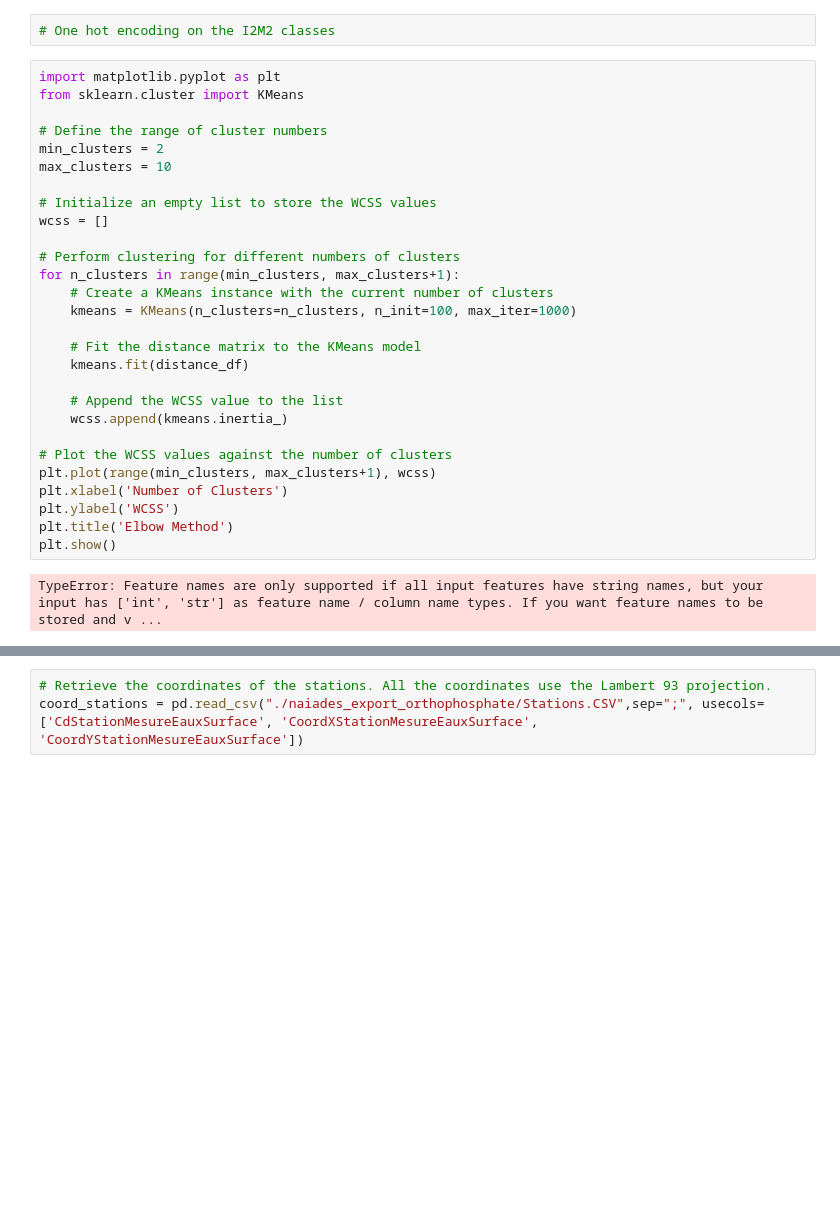
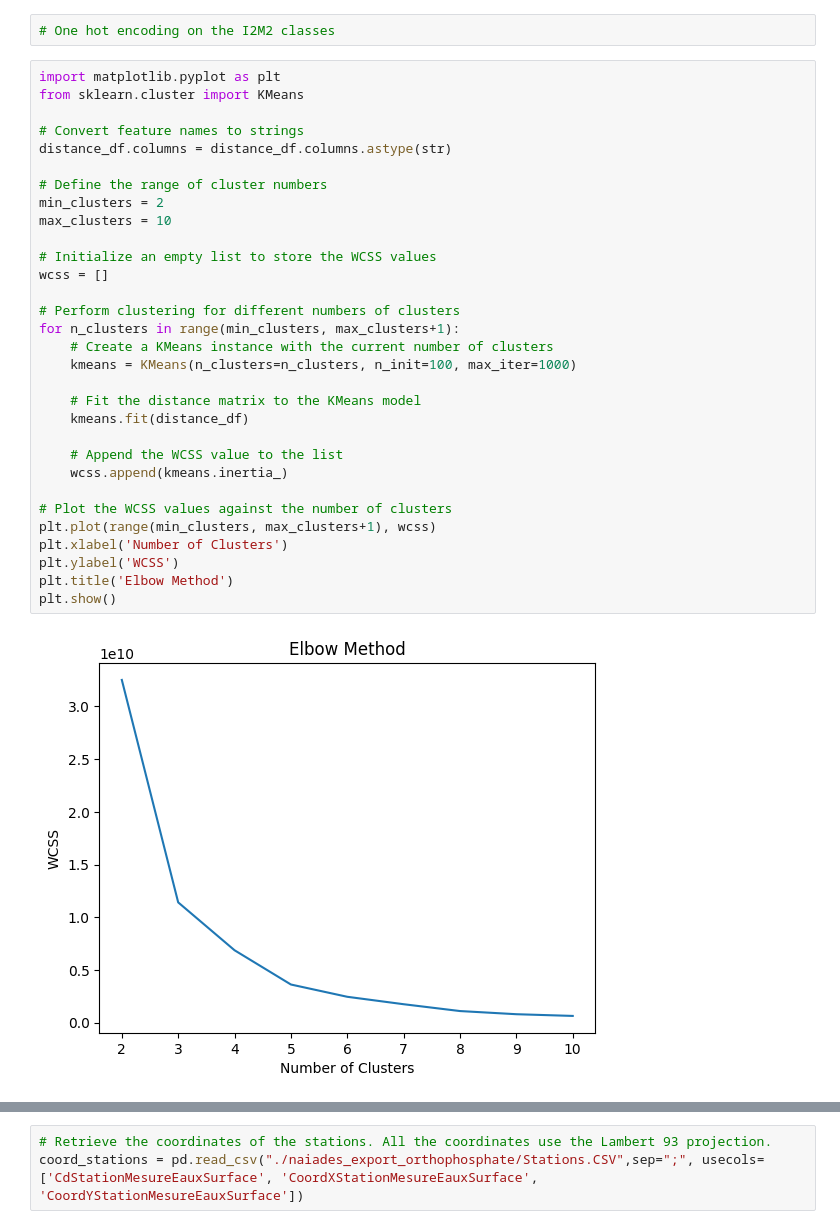
Before and after one commit to PotOfJam/Projet_eau, a Jupyter notebook: Projet_eau_pre_ortho.ipynb, the cells around one changed output, grey strips where cells are left out. Cells and saved outputs as stored; diff of their text form; blank space fills up the shorter version.

```diff
--- a/Projet_eau_pre_ortho.ipynb
+++ b/Projet_eau_pre_ortho.ipynb
@@ -367,33 +367,36 @@ merged_df
 # %%
 import matplotlib.pyplot as plt
 from sklearn.cluster import KMeans
+
+# Convert feature names to strings
+distance_df.columns = distance_df.columns.astype(str)
 
 # Define the range of cluster numbers
 min_clusters = 2
 max_clusters = 10
 
 # Initialize an empty list to store the WCSS values
 wcss = []
 
 # Perform clustering for different numbers of clusters
 for n_clusters in range(min_clusters, max_clusters+1):
     # Create a KMeans instance with the current number of clusters
     kmeans = KMeans(n_clusters=n_clusters, n_init=100, max_iter=1000)
 
     # Fit the distance matrix to the KMeans model
     kmeans.fit(distance_df)
 
     # Append the WCSS value to the list
     wcss.append(kmeans.inertia_)
 
 # Plot the WCSS values against the number of clusters
 plt.plot(range(min_clusters, max_clusters+1), wcss)
 plt.xlabel('Number of Clusters')
 plt.ylabel('WCSS')
 plt.title('Elbow Method')
 plt.show()
 # %% [output]
-TypeError: Feature names are only supported if all input features have string names, but your input has ['int', 'str'] as feature name / column name types. If you want feature names to be stored and v ...
+[figure, added]
 # %%
 # Create a KMeans instance with 4 clusters
 kmeans = KMeans(n_clusters=4, n_init=100, max_iter=1000)
```
Also changed, not shown: parts of 8 cells of this notebook.
